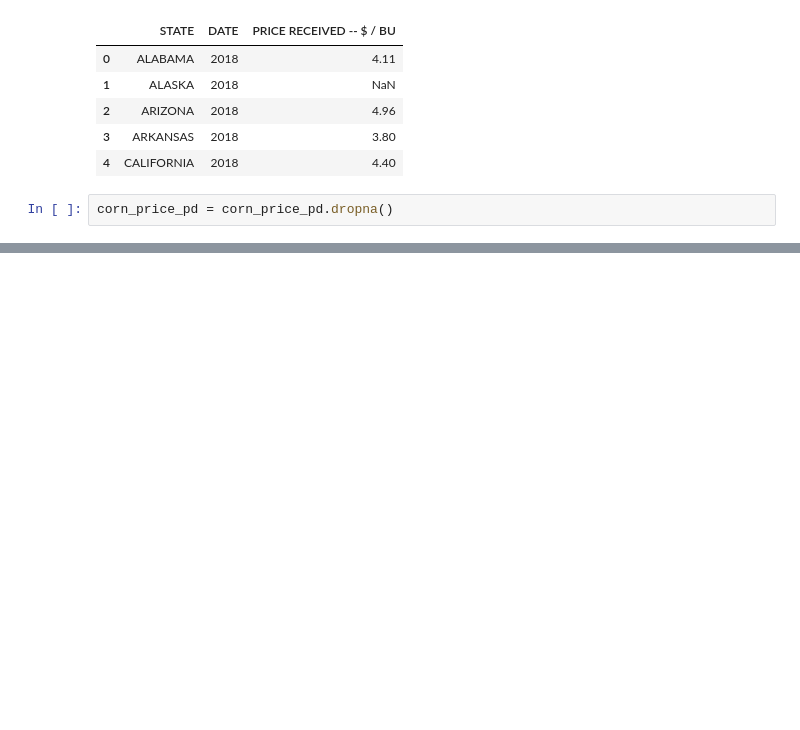
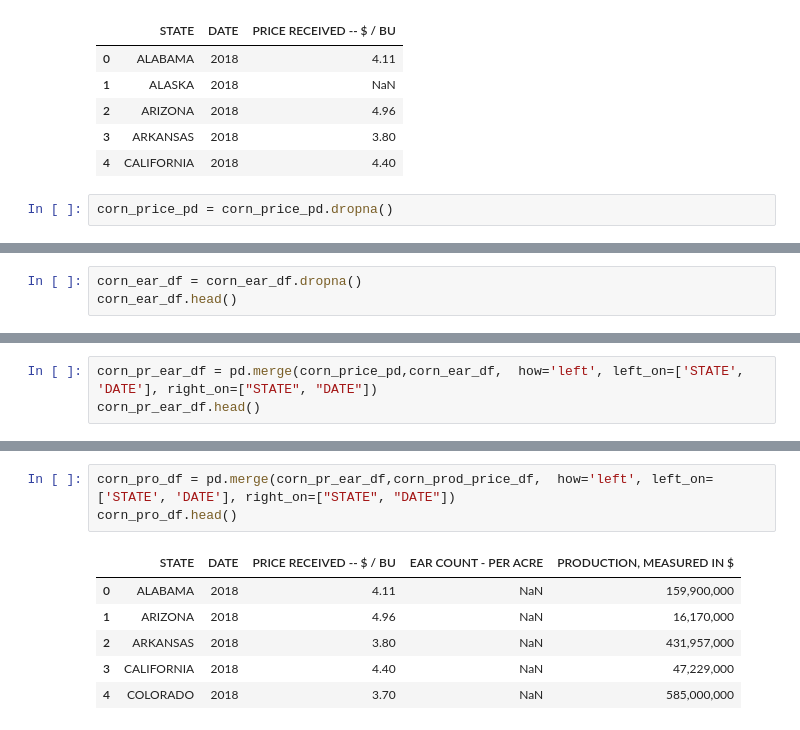
Before and after one commit to millert1023/Project-1---Corn-v.-Weather, a Jupyter notebook: Corn.ipynb, the cells around one changed output, grey strips where cells are left out. Saved outputs shown, nothing was run; the diff lists cells and outputs as text; blank space fills up the shorter version.

```diff
--- a/Corn.ipynb
+++ b/Corn.ipynb
@@ -169,0 +168,3 @@ dtype: object
+# %%
+corn_ear_df = corn_ear_df.dropna()
+corn_ear_df.head()
@@ -169,0 +178,3 @@ dtype: object
+# %%
+corn_pr_ear_df = pd.merge(corn_price_pd,corn_ear_df,  how='left', left_on=['STATE', 'DATE'], right_on=["STATE", "DATE"])
+corn_pr_ear_df.head()
@@ -169,0 +216,10 @@ dtype: object
+# %%
+corn_pro_df = pd.merge(corn_pr_ear_df,corn_prod_price_df,  how='left', left_on=['STATE', 'DATE'], right_on=["STATE", "DATE"])
+corn_pro_df.head()
+# %% [output]
+|  | STATE | DATE | PRICE RECEIVED -- $ / BU | EAR COUNT - PER ACRE | PRODUCTION, MEASURED IN $ |
+| 0 | ALABAMA | 2018 | 4.11 | NaN | 159,900,000 |
+| 1 | ARIZONA | 2018 | 4.96 | NaN | 16,170,000 |
+| 2 | ARKANSAS | 2018 | 3.80 | NaN | 431,957,000 |
+| 3 | CALIFORNIA | 2018 | 4.40 | NaN | 47,229,000 |
+| 4 | COLORADO | 2018 | 3.70 | NaN | 585,000,000 |
```
Also changed, not shown: parts of 19 cells of this notebook, 4 other files.
